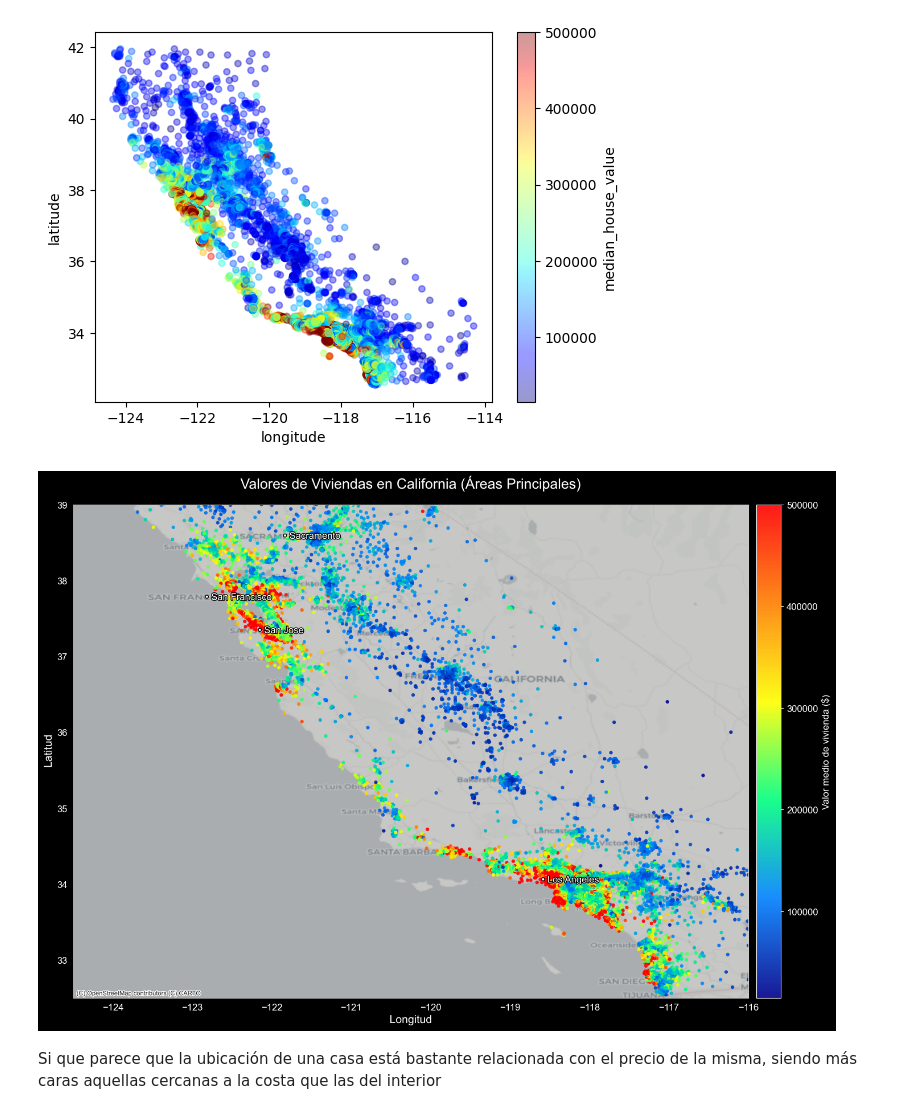
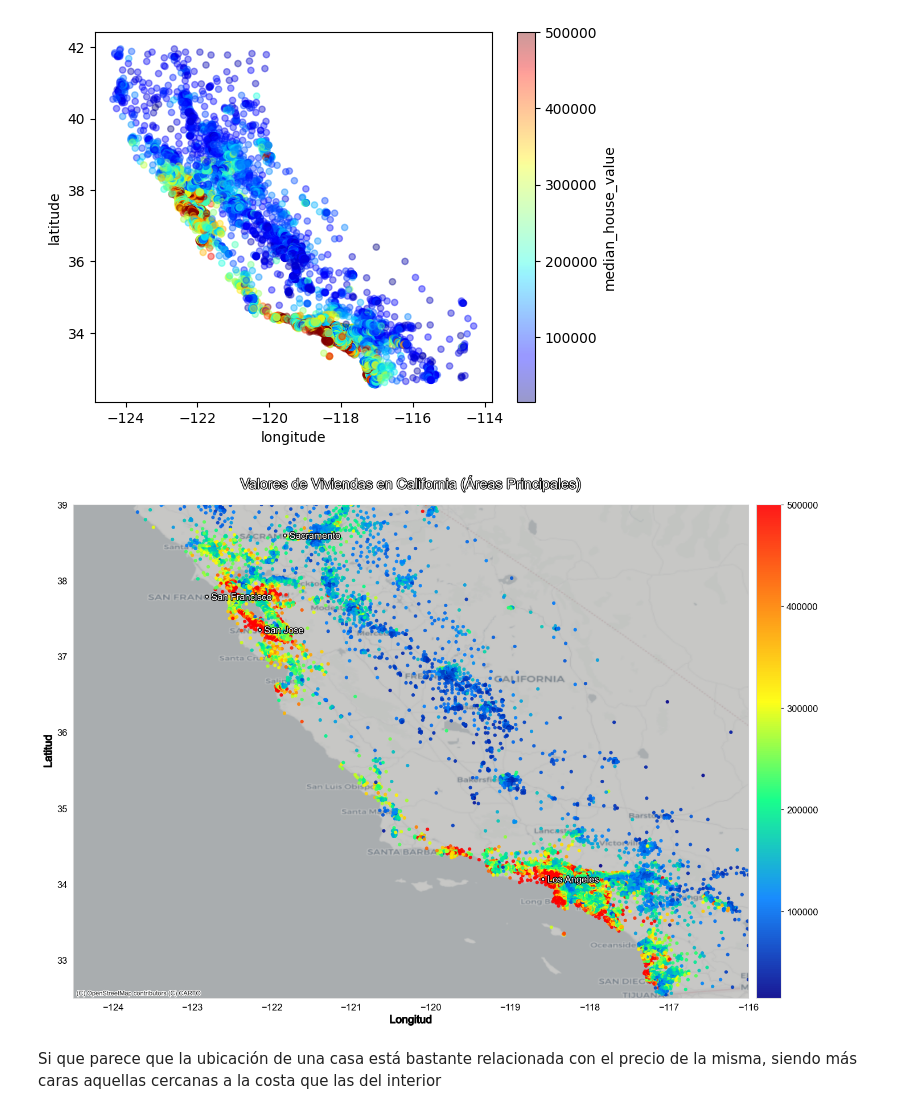
Before and after one commit to alextorsar/CaliforniaHousesPrice, a Jupyter notebook: AnalisisExploratorio.ipynb, the cells around one changed output. Cells and saved outputs as stored; diff of their text form; code cells hidden in the pictures.

```diff
--- a/AnalisisExploratorio.ipynb
+++ b/AnalisisExploratorio.ipynb
@@ -107,7 +107,7 @@ colors = ['#00008B', '#0080FF', '#00FF80', '#FFFF00', '#FF8000', '#FF0000']
 custom_cmap = LinearSegmentedColormap.from_list('california_prices', colors, N=256)
 
 # Crear figura y eje con fondo negro para mejor contraste
-fig, ax = plt.subplots(figsize=(15, 10), facecolor='black')
+fig, ax = plt.subplots(figsize=(15, 10))
 ax.set_facecolor('#000000')
 
 # Si quieres todos los puntos, comenta las líneas anteriores y usa esta:
@@ -127,9 +127,9 @@ scatter = ax.scatter(
 # Añadir una barra de color personalizada
 cbar = plt.colorbar(scatter, ax=ax, pad=0.01)
 cbar.set_label('Valor medio de vivienda ($)', color='white', fontsize=12)
-cbar.ax.yaxis.set_tick_params(color='white')
-cbar.outline.set_edgecolor('white')
-plt.setp(plt.getp(cbar.ax.axes, 'yticklabels'), color='white')
+cbar.ax.yaxis.set_tick_params(color='black')
+# cbar.outline.set_edgecolor('white')
+plt.setp(plt.getp(cbar.ax.axes, 'yticklabels'), color='black')
 
 # Configurar los límites del mapa con zoom en áreas principales
 ax.set_xlim(-124.5, -116)  # Límites de longitud de California
@@ -140,13 +140,13 @@ title = ax.set_title('Valores de Viviendas en California (Áreas Principales)',
                     fontsize=18, color='white', pad=20)
 title.set_path_effects([PathEffects.withStroke(linewidth=2, foreground='black')])
 
-xlabel = ax.set_xlabel('Longitud', fontsize=14, color='white')
-ylabel = ax.set_ylabel('Latitud', fontsize=14, color='white')
+xlabel = ax.set_xlabel('Longitud', fontsize=14, color='black')
+ylabel = ax.set_ylabel('Latitud', fontsize=14, color='black')
 xlabel.set_path_effects([PathEffects.withStroke(linewidth=1, foreground='black')])
 ylabel.set_path_effects([PathEffects.withStroke(linewidth=1, foreground='black')])
 
 # Cambiar color de los ticks para que sean visibles
-ax.tick_params(colors='white')
+ax.tick_params(colors='black')
 
 # Añadir el mapa base con muy baja opacidad para que solo sea una referencia sutil
 ctx.add_basemap(
@@ -156,34 +156,34 @@ ctx.add_basemap(
     alpha=0.8  # Muy transparente
 )
 
 # Añadir anotaciones para ciudades principales
 cities = {
     'San Francisco': (-122.4194, 37.7749),
     'Los Angeles': (-118.2437, 34.0522),
     'San Diego': (-117.1611, 32.7157),
     'Sacramento': (-121.4944, 38.5816),
     'San Jose': (-121.8853, 37.3382)
 }
 
 # Solo mostrar ciudades que están dentro de nuestro zoom
 for city, (lon, lat) in cities.items():
     if (lon >= -123 and lon <= -117 and lat >= 34 and lat <= 39):
         txt = ax.text(lon, lat, f"• {city}", color='white', fontsize=12,
                      ha='center', va='center')
         txt.set_path_effects([PathEffects.withStroke(linewidth=2, foreground='black')])
 
 # Ajustar el diseño y eliminar líneas de la grilla
 plt.tight_layout()
 ax.grid(False)
 
 # Guardar la imagen en alta resolución con fondo negro
 plt.savefig('california_housing_enhanced.png', dpi=300, bbox_inches='tight',
             facecolor='black', edgecolor='none')
 
 # Mostrar el mapa
 plt.show()
 # %% [output]
-[figure, old version]
+[figure, new version]
 # %% [markdown]
 Si que parece que la ubicación de una casa está bastante relacionada con el precio de la misma, siendo más caras aquellas cercanas a la costa que las del interior
 # %% [markdown]
```
Also changed, not shown: parts of 1 cell of this notebook, 4 other files.
